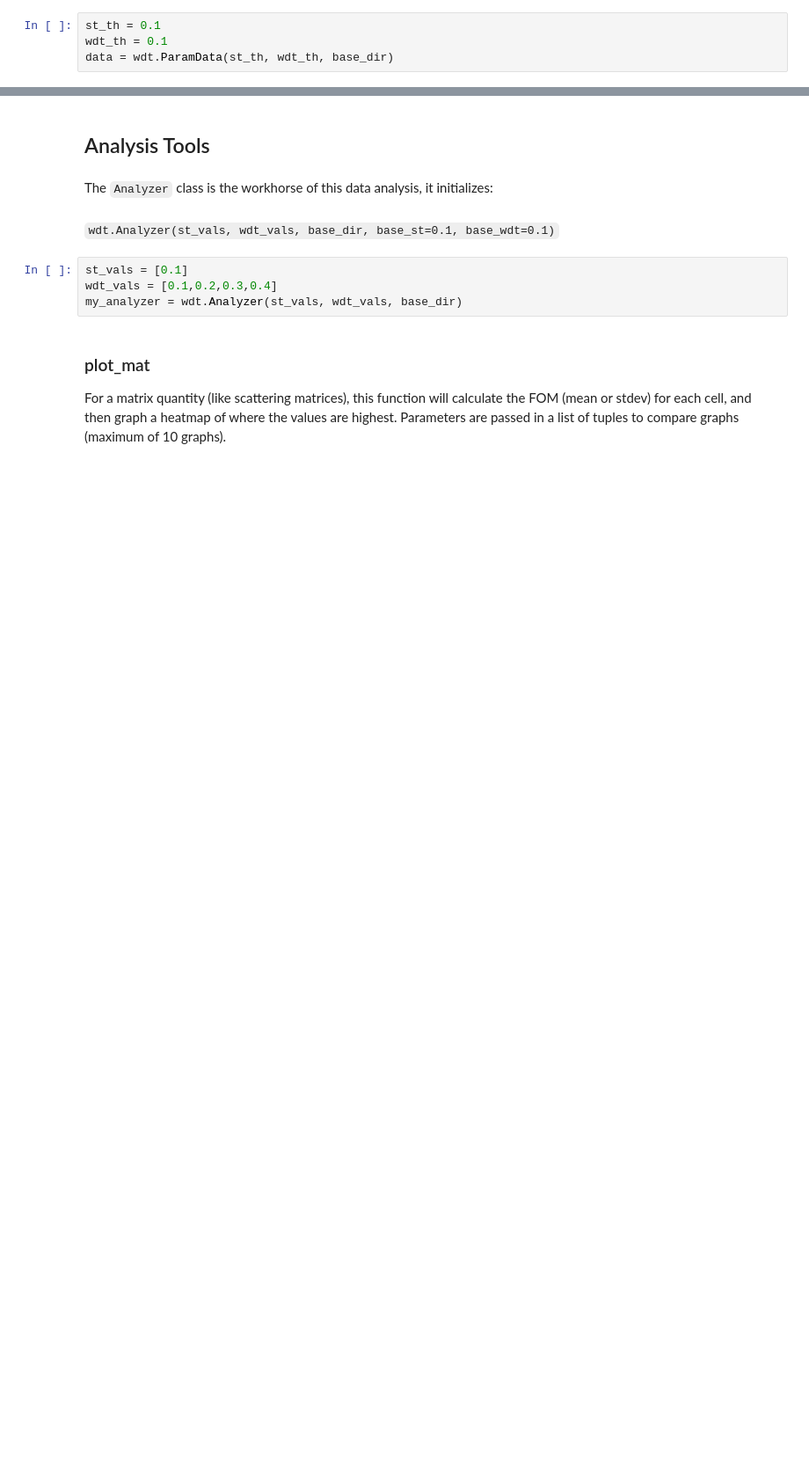
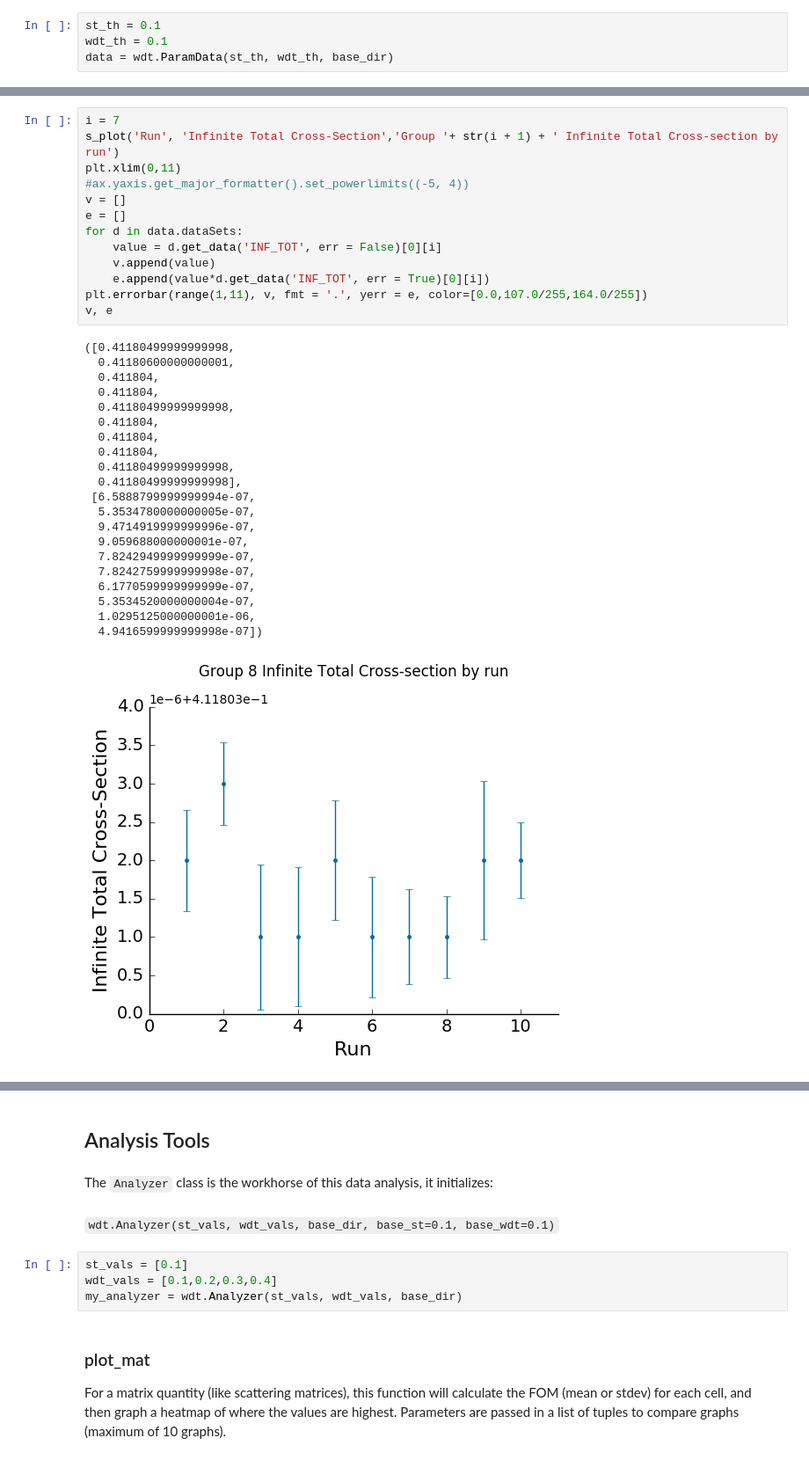
Before and after one commit to JessicaRehak/WDT_Analysis, a Jupyter notebook: scattering_matrices.ipynb, the cells around one changed output, grey strips where cells are left out. Shown at 88% size. Cells and saved outputs as stored; diff of their text form; blank space fills up the shorter version.

```diff
--- a/scattering_matrices.ipynb
+++ b/scattering_matrices.ipynb
@@ -49,0 +67,35 @@ np.bincount([0,1,2,3,0,6,0])
+# %%
+i = 7
+s_plot('Run', 'Infinite Total Cross-Section','Group '+ str(i + 1) + ' Infinite Total Cross-section by run')
+plt.xlim(0,11)
+#ax.yaxis.get_major_formatter().set_powerlimits((-5, 4))
+v = []
+e = []
+for d in data.dataSets:
+    value = d.get_data('INF_TOT', err = False)[0][i]
+    v.append(value)
+    e.append(value*d.get_data('INF_TOT', err = True)[0][i])
+plt.errorbar(range(1,11), v, fmt = '.', yerr = e, color=[0.0,107.0/255,164.0/255])
+v, e
+# %% [output]
+([0.41180499999999998,
+  0.41180600000000001,
+  0.411804,
+  0.411804,
+  0.41180499999999998,
+  0.411804,
+  0.411804,
+  0.411804,
+  0.41180499999999998,
+  0.41180499999999998],
+ [6.5888799999999994e-07,
+  5.3534780000000005e-07,
+  9.4714919999999996e-07,
+  9.059688000000001e-07,
+  7.8242949999999999e-07,
+  7.8242759999999998e-07,
+  6.1770599999999999e-07,
+  5.3534520000000004e-07,
+  1.0295125000000001e-06,
+  4.9416599999999998e-07])
+[figure, added]
```
Also changed, not shown: parts of 14 cells of this notebook, 4 other files.
